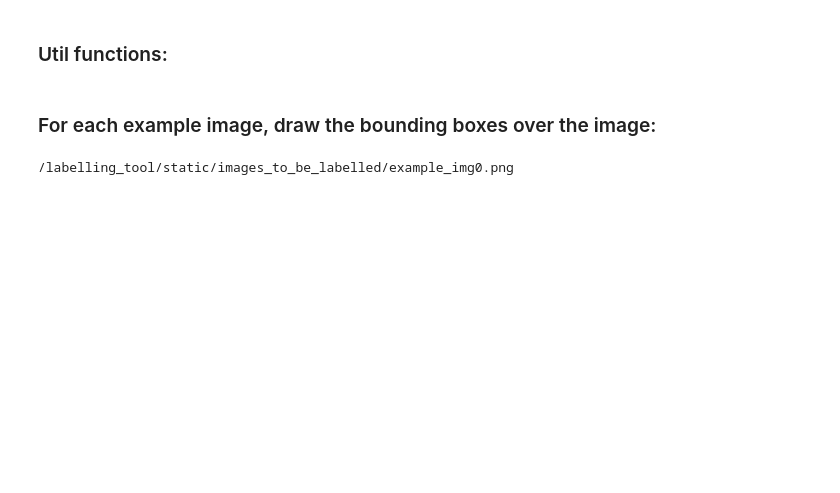
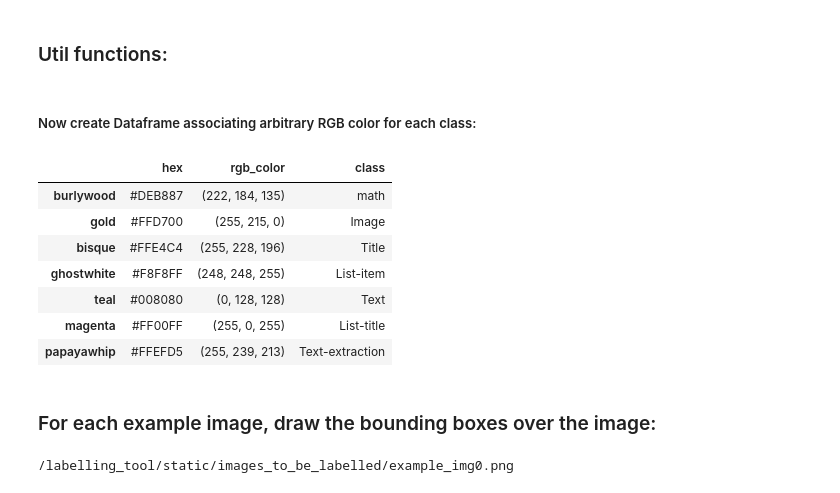
Before and after one commit to HichameMoriceau/OpenMTurk, a Jupyter notebook: Visualize_labels.ipynb, the cells around one changed output. Cells and saved outputs as stored; diff of their text form; code cells hidden in the pictures; blank space fills up the shorter version.

Commit message:
Refactor color assignment using matplotlib.colors and pandas

```diff
--- a/Visualize_labels.ipynb
+++ b/Visualize_labels.ipynb
@@ -80,5 +22,44 @@ colors_dict
 # %% [markdown]
 ### Util functions:
+# %%
+def find_all_classes(all_labels):
+    classes = set()
+    for label in all_labels:
+        if 'example' in label['img_path']:
+            for bb in label['bbs']:
+                classes.add(bb['label'])
+    return list(classes)
+# %%
+def hex_to_rgb(hex):
+    h = hex.lstrip('#')
+    rgb = tuple(int(h[i:i+2], 16) for i in (0, 2 ,4))
+
+    return rgb
+
+def get_rgb_color(class_name, df):
+    return df[df['class'] == class_name]['rgb_color'][0]
+# %% [markdown]
+##### Now create Dataframe associating arbitrary RGB color for each class:
+# %%
+# matplotlib.colors.cnames is a dict matching color names to their hexadecimal values
+df = pd.DataFrame.from_dict(matplotlib.colors.cnames, orient='index')
+
+df.columns = ['hex']
+df['rgb_color'] = df.applymap(hex_to_rgb)
+
+classes = find_all_classes(all_labels)
+class_colours_df = df.sample(len(classes))
+class_colours_df['class'] = classes
+class_colours_df
+# %% [output]
+|  | hex | rgb_color | class |
+| burlywood | #DEB887 | (222, 184, 135) | math |
+| gold | #FFD700 | (255, 215, 0) | Image |
+| bisque | #FFE4C4 | (255, 228, 196) | Title |
+| ghostwhite | #F8F8FF | (248, 248, 255) | List-item |
+| teal | #008080 | (0, 128, 128) | Text |
+| magenta | #FF00FF | (255, 0, 255) | List-title |
+| papayawhip | #FFEFD5 | (255, 239, 213) | Text-extraction |
 # %%
 def make_int_tuple(col):
     return (int(col[0]), int(col[1]))
```
Also changed, not shown: parts of 4 cells of this notebook.
